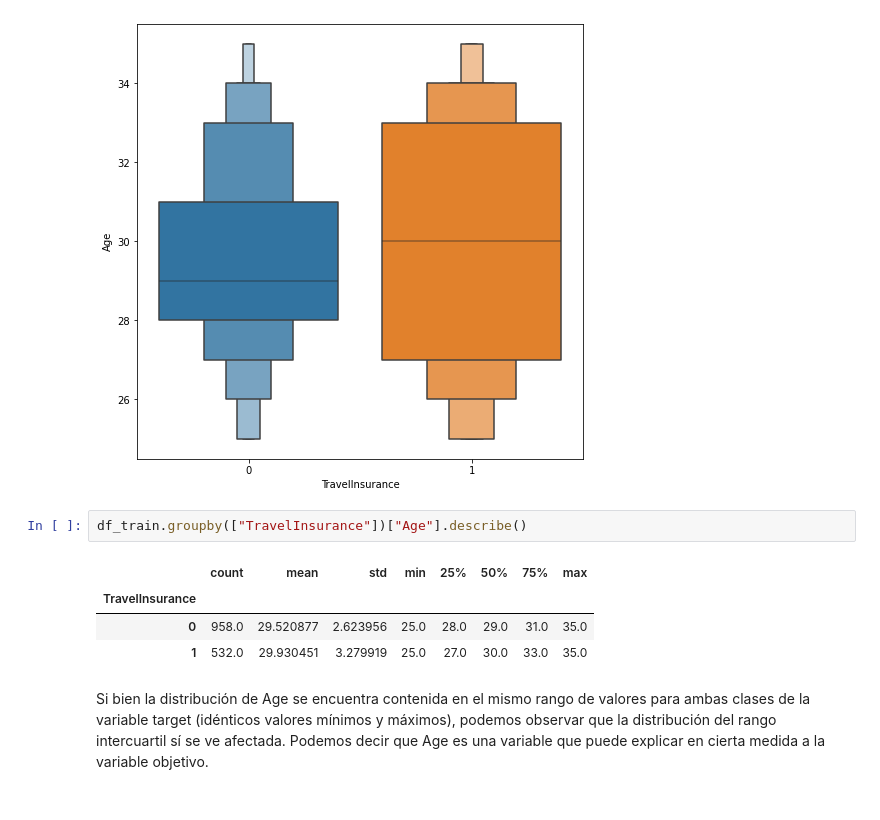
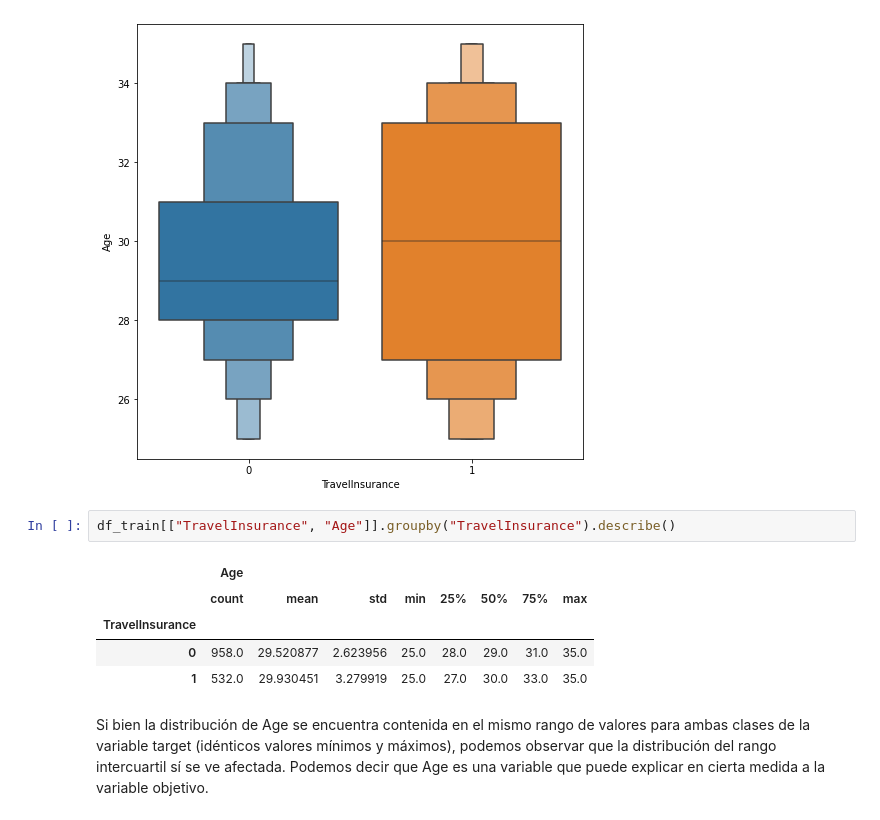
Before and after one commit to PamelaPairo/aprendizaje_supervisado, a Jupyter notebook: TP Aprendizaje Supervisado.ipynb, the cells around one changed output. Saved outputs shown, nothing was run; the diff lists cells and outputs as text.

```diff
--- a/TP Aprendizaje Supervisado.ipynb
+++ b/TP Aprendizaje Supervisado.ipynb
@@ -161,8 +161,9 @@ sns.boxenplot(data=df_train, x="TravelInsurance", y="Age")
 <AxesSubplot:xlabel='TravelInsurance', ylabel='Age'>
 [figure]
 # %%
-df_train.groupby(["TravelInsurance"])["Age"].describe()
+df_train[["TravelInsurance", "Age"]].groupby("TravelInsurance").describe()
 # %% [output]
+|  | Age |  |  |  |  |  |  |  |
 |  | count | mean | std | min | 25% | 50% | 75% | max |
 | TravelInsurance |  |  |  |  |  |  |  |  |
 | 0 | 958.0 | 29.520877 | 2.623956 | 25.0 | 28.0 | 29.0 | 31.0 | 35.0 |
```
Also changed, not shown: parts of 8 cells of this notebook, 1 other file.
